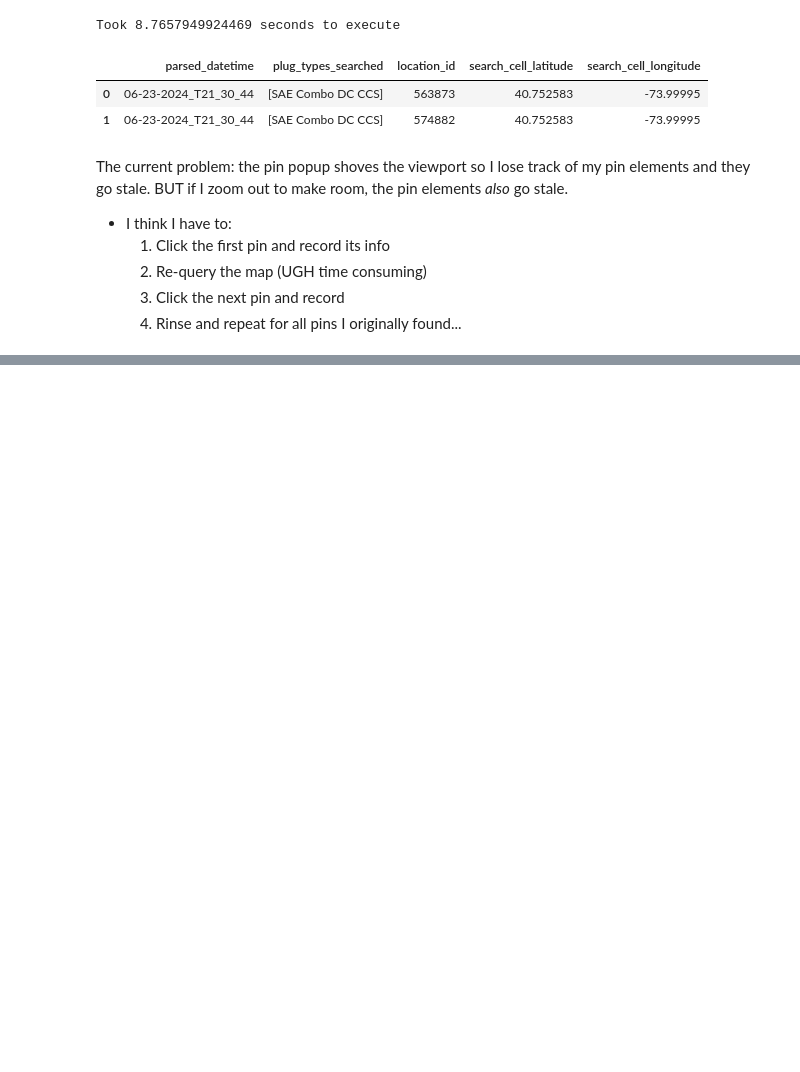
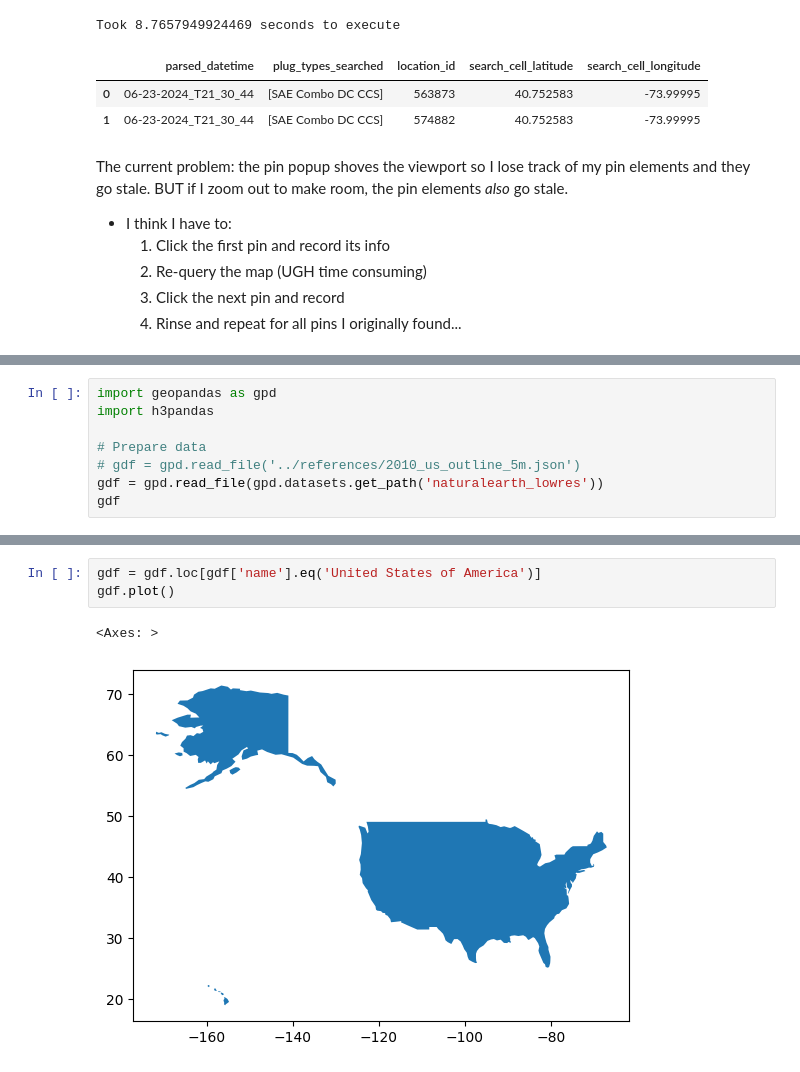
Before and after one commit to emigre459/evlens, a Jupyter notebook: notebooks/0.2-DWRM-PlugshareLocationScraping.ipynb, the cells around one changed output, grey strips where cells are left out. Saved outputs shown, nothing was run; the diff lists cells and outputs as text; blank space fills up the shorter version.

```diff
--- a/notebooks/0.2-DWRM-PlugshareLocationScraping.ipynb
+++ b/notebooks/0.2-DWRM-PlugshareLocationScraping.ipynb
@@ -175,0 +145,8 @@ s.driver.quit()
+# %%
+import geopandas as gpd
+import h3pandas
+
+# Prepare data
+# gdf = gpd.read_file('../references/2010_us_outline_5m.json')
+gdf = gpd.read_file(gpd.datasets.get_path('naturalearth_lowres'))
+gdf
@@ -175,0 +167,6 @@ s.driver.quit()
+# %%
+gdf = gdf.loc[gdf['name'].eq('United States of America')]
+gdf.plot()
+# %% [output]
+<Axes: >
+[figure, added]
```
Also changed, not shown: parts of 15 cells of this notebook, 2 other files.
